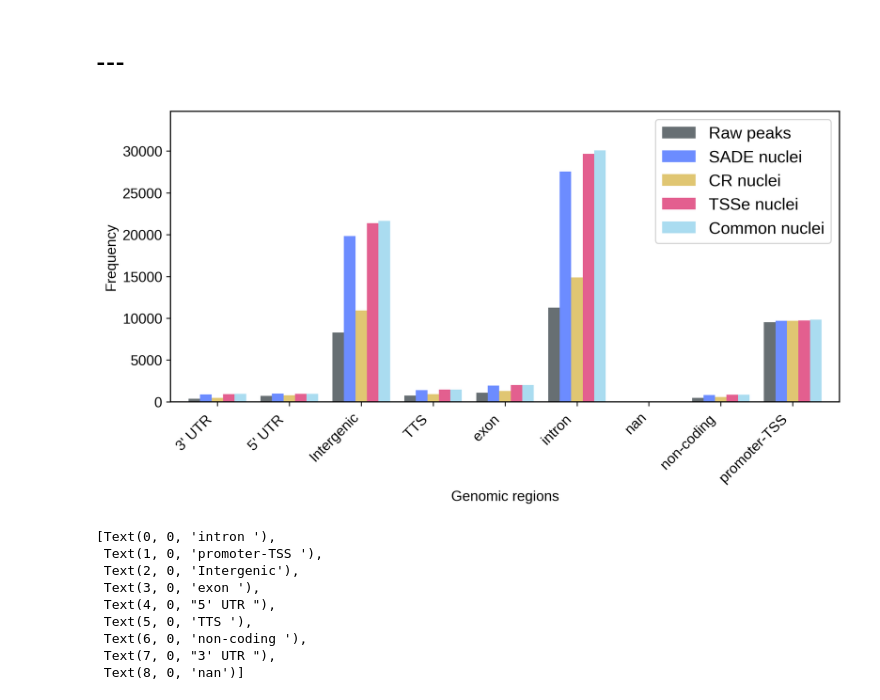
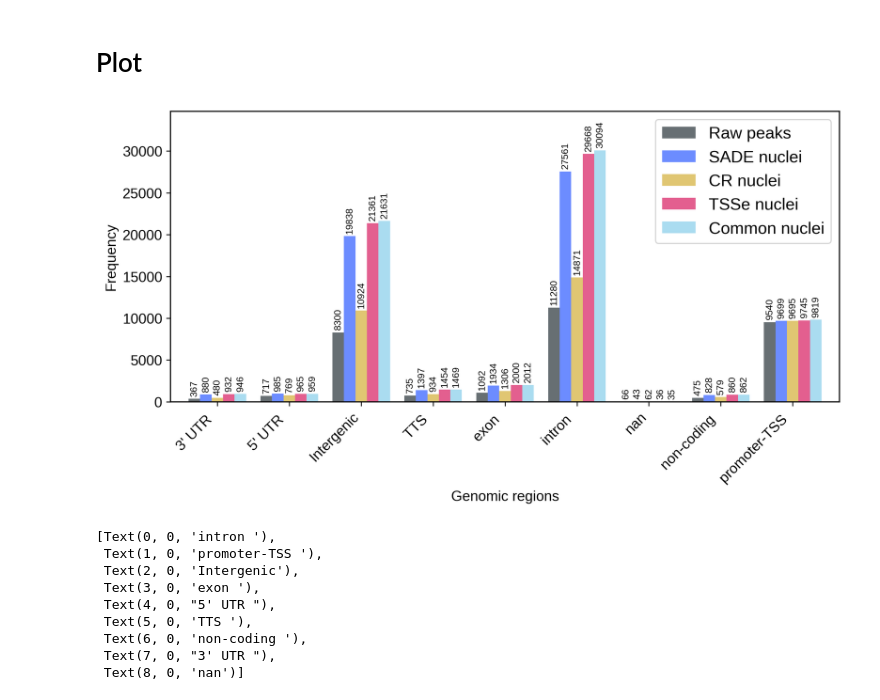
Before and after one commit to streetslab/SADE_manuscript, a Jupyter notebook: EDA/F3_peakset_comparison_cCRES_v.ipynb, the cells around one changed output. Saved outputs shown, nothing was run; the diff lists cells and outputs as text; code cells hidden in the pictures.

Commit message:
Add script for peak annotation figure

```diff
--- a/EDA/F3_peakset_comparison_cCRES_v.ipynb
+++ b/EDA/F3_peakset_comparison_cCRES_v.ipynb
@@ -72,5 +165,5 @@ for tf, p, d in zip([sade_peaks_annot_file, cr_peaks_annot_file, tsse_peaks_anno
 # %% [markdown]
-# ---
+# Plot
 # %%
 def simplify_annotation(annot_df, inplace=False):
     """
@@ -88,34 +181,38 @@ simplify_annotation(raw_peaks_annot, inplace=True)
 simplify_annotation(SADE_vs_raw['whole_peak_set'], inplace=True)
 simplify_annotation(CR_vs_raw['whole_peak_set'], inplace=True)
 simplify_annotation(TSSe_vs_raw['whole_peak_set'], inplace=True)
 simplify_annotation(common_vs_raw['whole_peak_set'], inplace=True)
 
 
 raw_peak_freq = raw_peaks_annot['simple_annotation'].value_counts()
 sade_peak_freq = SADE_vs_raw['whole_peak_set']['simple_annotation'].value_counts()
 cr_peak_freq = CR_vs_raw['whole_peak_set']['simple_annotation'].value_counts()
 tsse_peak_freq = TSSe_vs_raw['whole_peak_set']['simple_annotation'].value_counts()
 common_peak_freq = common_vs_raw['whole_peak_set']['simple_annotation'].value_counts()
 
 freq_df = pd.DataFrame({
     'Raw peaks': raw_peak_freq,
     'SADE nuclei': sade_peak_freq,
     'CR nuclei': cr_peak_freq,
     'TSSe nuclei': tsse_peak_freq,
     'Common nuclei': common_peak_freq
 }).fillna(0)
 
 fig, ax = plt.subplots(figsize=(9, 5))
 freq_df.plot(kind='bar', width=0.8, alpha=0.7, ax=ax, color=[ '#263238','#2E5BFF', "#D4AF37", '#D81B60', 'skyblue'], fontsize=12)
 
+for container in ax.containers:
+    ax.bar_label(container, fmt='%.0f', padding=2, fontsize=8, rotation=90 )
+
+
 ax.set_ylim( 0, ax.get_ylim()[1]*1.1)
 ax.set_xlabel('Genomic regions', fontsize=12)
 ax.set_xticklabels(ax.get_xticklabels(), rotation=45, ha='right')
 ax.set_ylabel('Frequency', fontsize=12)
 ax.legend()
 fig.tight_layout()
 # %% [output]
-[figure, old version]
+[figure, new version]
 # %%
 color_map = {'intron ': 'blue', 'promoter-TSS ': 'orange', 'Intergenic': 'skyblue', 'exon ': 'red',
                 "5' UTR ": 'purple', 'TTS ': 'brown', 'non-coding ': 'pink', "3' UTR ": 'slateblue', 'nan': 'grey'}
```
Also changed, not shown: parts of 22 cells of this notebook, 2 other files.
